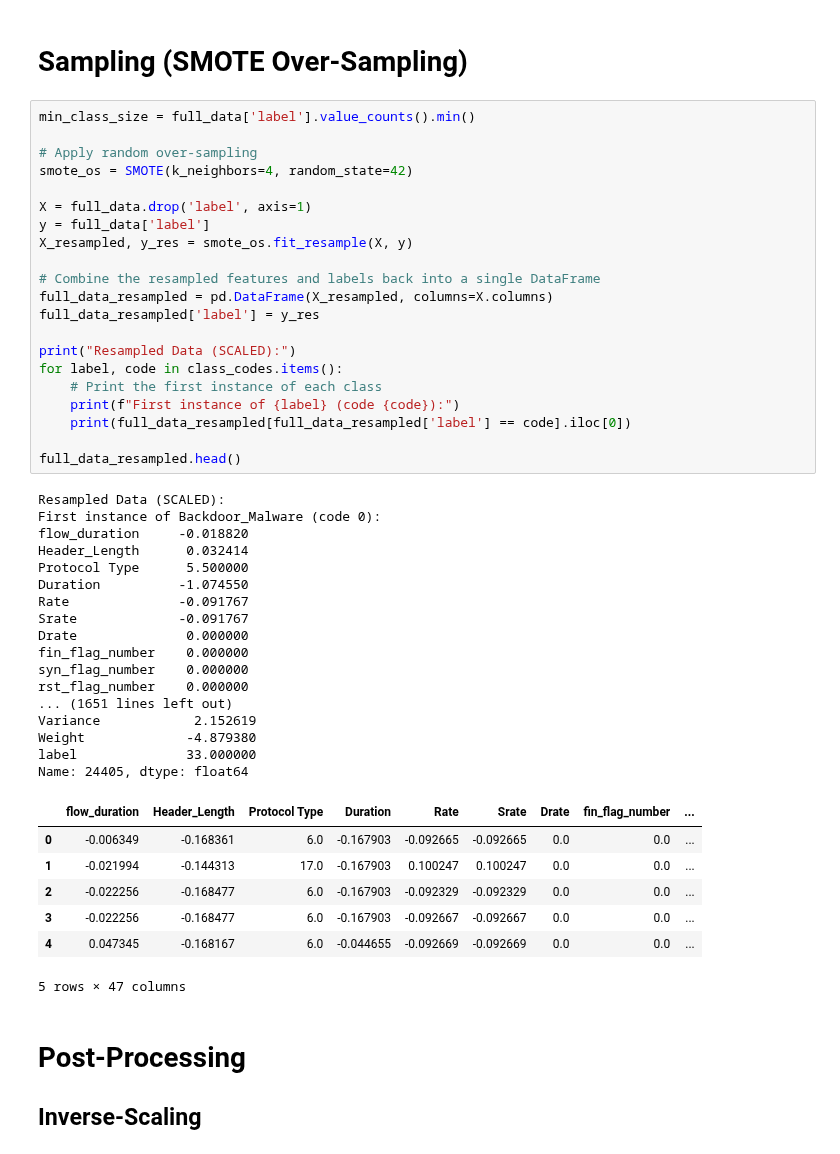
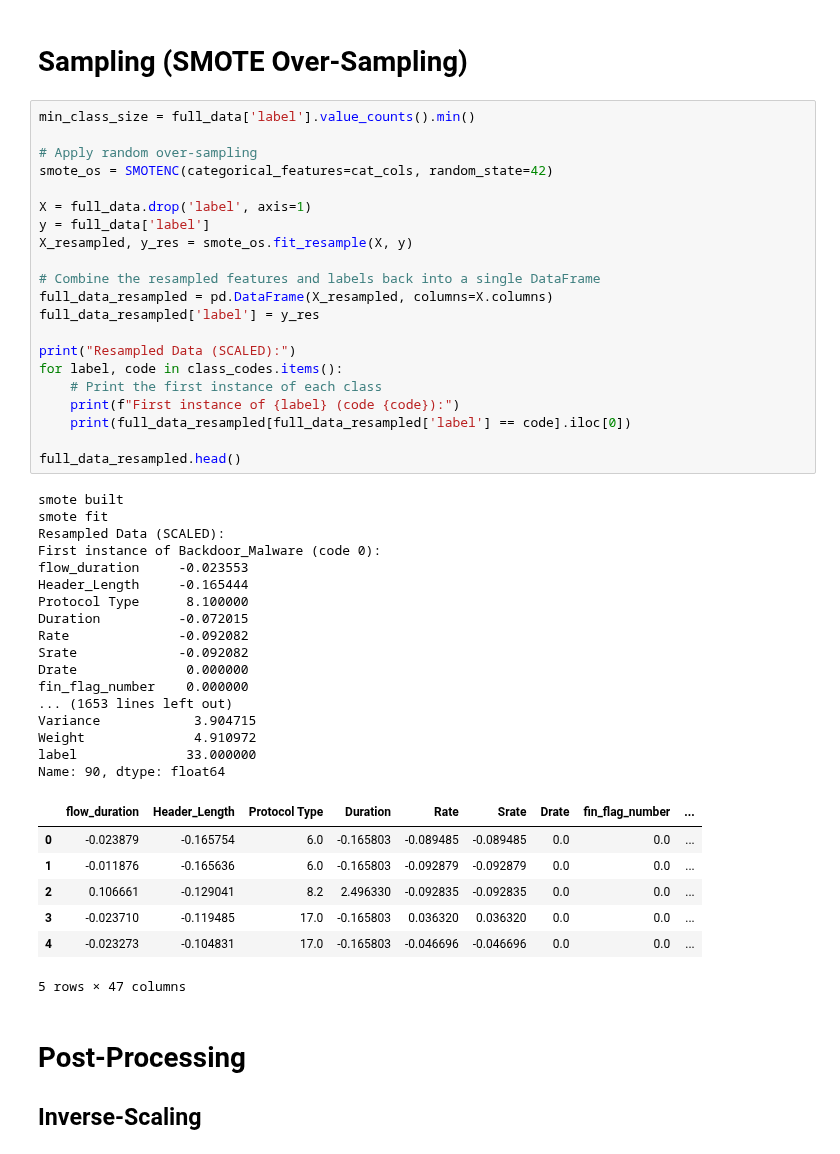
Before and after one commit to Keko787/Generating-a-Balanced-IoT-Cyber-Attack-Dataset-with-GAN-COIL-Collaboration-, a Jupyter notebook: classical_sampling_techniques/oversampling/smote.ipynb, the cells around one changed output. Cells and saved outputs as stored; diff of their text form.

Commit message:
Replaced SMOTE with SMOTE-NC for handling categorical data. Implimented ydata_profiling for output analysis.

```diff
--- a/classical_sampling_techniques/oversampling/smote.ipynb
+++ b/classical_sampling_techniques/oversampling/smote.ipynb
@@ -181,48 +204,48 @@ full_data.head()
 # %%
 min_class_size = full_data['label'].value_counts().min()
 
 # Apply random over-sampling
-smote_os = SMOTE(k_neighbors=4, random_state=42)
+smote_os = SMOTENC(categorical_features=cat_cols, random_state=42)
 
 X = full_data.drop('label', axis=1)
 y = full_data['label']
 X_resampled, y_res = smote_os.fit_resample(X, y)
 
 # Combine the resampled features and labels back into a single DataFrame
 full_data_resampled = pd.DataFrame(X_resampled, columns=X.columns)
 full_data_resampled['label'] = y_res
 
 print("Resampled Data (SCALED):")
 for label, code in class_codes.items():
     # Print the first instance of each class
     print(f"First instance of {label} (code {code}):")
     print(full_data_resampled[full_data_resampled['label'] == code].iloc[0])
 
 full_data_resampled.head()
 # %% [output]
+smote built
+smote fit
 Resampled Data (SCALED):
 First instance of Backdoor_Malware (code 0):
-flow_duration     -0.018820
-Header_Length      0.032414
-Protocol Type      5.500000
-Duration          -1.074550
-Rate              -0.091767
-Srate             -0.091767
+flow_duration     -0.023553
+Header_Length     -0.165444
+Protocol Type      8.100000
+Duration          -0.072015
+Rate              -0.092082
+Srate             -0.092082
 Drate              0.000000
 fin_flag_number    0.000000
-syn_flag_number    0.000000
-rst_flag_number    0.000000
-... (1651 lines left out)
-Variance            2.152619
-Weight             -4.879380
+... (1653 lines left out)
+Variance            3.904715
+Weight              4.910972
 label              33.000000
-Name: 24405, dtype: float64
+Name: 90, dtype: float64
 |  | flow_duration | Header_Length | Protocol Type | Duration | Rate | Srate | Drate | fin_flag_number | ... |
-| 0 | -0.006349 | -0.168361 | 6.0 | -0.167903 | -0.092665 | -0.092665 | 0.0 | 0.0 | ... |
-| 1 | -0.021994 | -0.144313 | 17.0 | -0.167903 | 0.100247 | 0.100247 | 0.0 | 0.0 | ... |
-| 2 | -0.022256 | -0.168477 | 6.0 | -0.167903 | -0.092329 | -0.092329 | 0.0 | 0.0 | ... |
-| 3 | -0.022256 | -0.168477 | 6.0 | -0.167903 | -0.092667 | -0.092667 | 0.0 | 0.0 | ... |
-| 4 | 0.047345 | -0.168167 | 6.0 | -0.044655 | -0.092669 | -0.092669 | 0.0 | 0.0 | ... |
+| 0 | -0.023879 | -0.165754 | 6.0 | -0.165803 | -0.089485 | -0.089485 | 0.0 | 0.0 | ... |
+| 1 | -0.011876 | -0.165636 | 6.0 | -0.165803 | -0.092879 | -0.092879 | 0.0 | 0.0 | ... |
+| 2 | 0.106661 | -0.129041 | 8.2 | 2.496330 | -0.092835 | -0.092835 | 0.0 | 0.0 | ... |
+| 3 | -0.023710 | -0.119485 | 17.0 | -0.165803 | 0.036320 | 0.036320 | 0.0 | 0.0 | ... |
+| 4 | -0.023273 | -0.104831 | 17.0 | -0.165803 | -0.046696 | -0.046696 | 0.0 | 0.0 | ... |
 5 rows × 47 columns
 # %% [markdown]
 # Post-Processing
```
Also changed, not shown: parts of 10 cells of this notebook.
